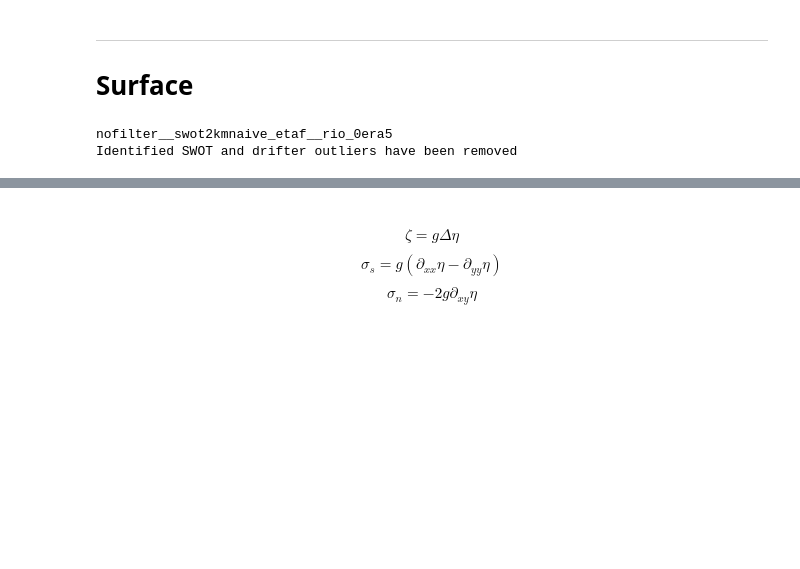
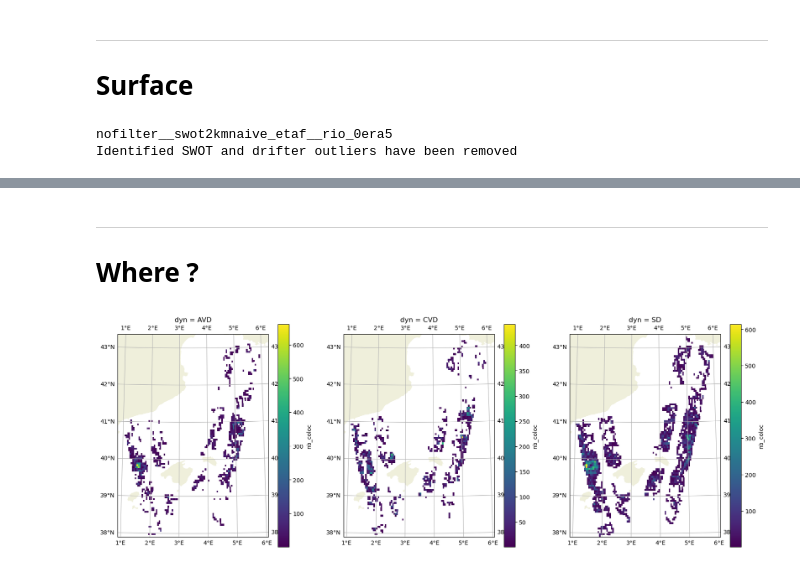
Before and after one commit to margot-demol/med_analysis, a Jupyter notebook: 156_strain_vorticity.ipynb, the cells around one changed output, grey strips where cells are left out. Cells and saved outputs as stored; diff of their text form; code cells hidden in the pictures; blank space fills up the shorter version.

```diff
--- a/156_strain_vorticity.ipynb
+++ b/156_strain_vorticity.ipynb
@@ -158,3 +192,9 @@ dss.duacs_relative_vorticity.plot(vmin=-2, vmax=2)
 # %%
-(dss.duacs_strain/fo).plot(vmax=10)
+for d in dfz.index :
+    plt.rcParams["axes.edgecolor"] = "w"
+    fig, ax = plt.subplots(nrows=1,ncols=1,figsize=(20,5), frameon=False)
+    synthetic_figure(dfz.loc[d], ax, dir='', xlim=[-1, 18])
+    fig.suptitle(d)
+    fig.tight_layout()
+    #fig.savefig(os.path.join(images_dir, 'closure_figs', '15m_' + d + '.png'))
 # %% [output]
@@ -163,5 +209,0 @@ dss.duacs_relative_vorticity.plot(vmin=-2, vmax=2)
-# %% [markdown]
-##
-$$\zeta = g\Delta \eta$$
-$$ \sigma_s = g(\partial_{xx}\eta - \partial_{yy}\eta) $$
-$$ \sigma_n = -2g \partial_{xy}\eta$$
@@ -195,0 +210,27 @@ def vorticity_strain_gauss(dss, cutoff, ggd_variables=None, **kwargs):
+# %% [markdown]
+_________
+# Where ?
+# %%
+Dll = []
+dl=0.05
+lonbins = np.arange(0.9, 6.1, dl)
+latbins = np.arange(37.9, 43.4, dl)
+for k in DSz:
+    dfl = DSz[k].to_dataframe()
+    dfl['longitude_cut']= pd.cut(dfl['longitude'], lonbins, labels=(lonbins[1:] + lonbins[:-1])/2)
+    dfl['latitude_cut']= pd.cut(dfl['latitude'], latbins, labels=(latbins[1:] + latbins[:-1])/2)
+    Dll.append(compute_mean_square_groupby(dfl, groupby = ['latitude_cut', 'longitude_cut'], dirname = ('e', 'n'), bootstrap = False, vars_errors=None))
+
+dll = xr.concat(Dll, pd.Index(['AVD', 'CVD', 'SD'], name='dyn'))
+# %%
+fig = plt.figure(figsize=(20,7))
+plt.rcParams["axes.edgecolor"] = "k"
+i=0
+for d in dll.dyn.values:
+    ax = fig.add_subplot(1, 3, i+1, projection=ccrs.Orthographic(df.longitude.mean(), df.latitude.mean()))
+    dll.sel(dyn=d).where(dll.sel(dyn=d).nb_coloc!=0).nb_coloc.plot(ax=ax, transform=crs)
+    i+=1
+    ax.add_feature(cfeature.LAND,)
+    gl = ax.gridlines(draw_labels=True,)
+# %% [output]
+[figure, added]
```
Also changed, not shown: parts of 27 cells of this notebook, 3 other files.
